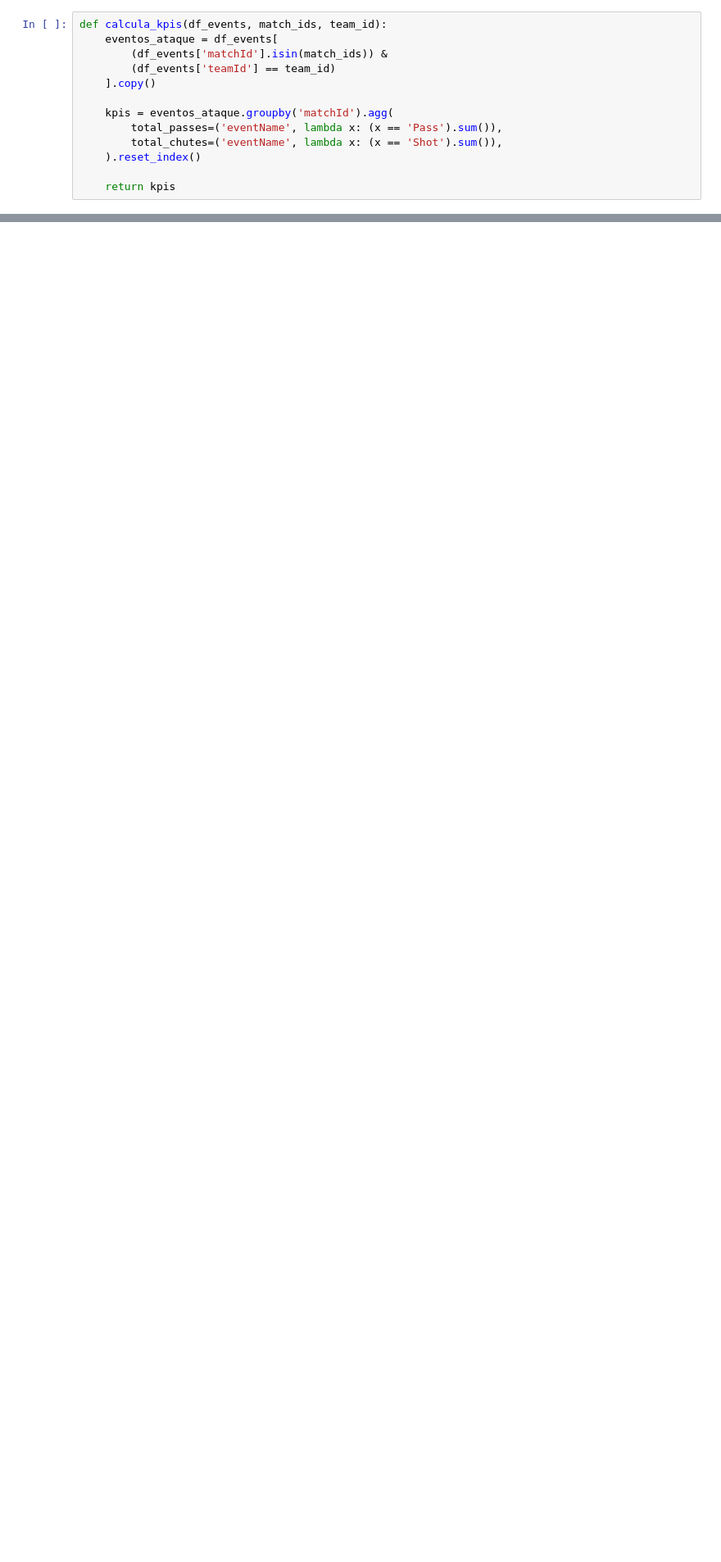
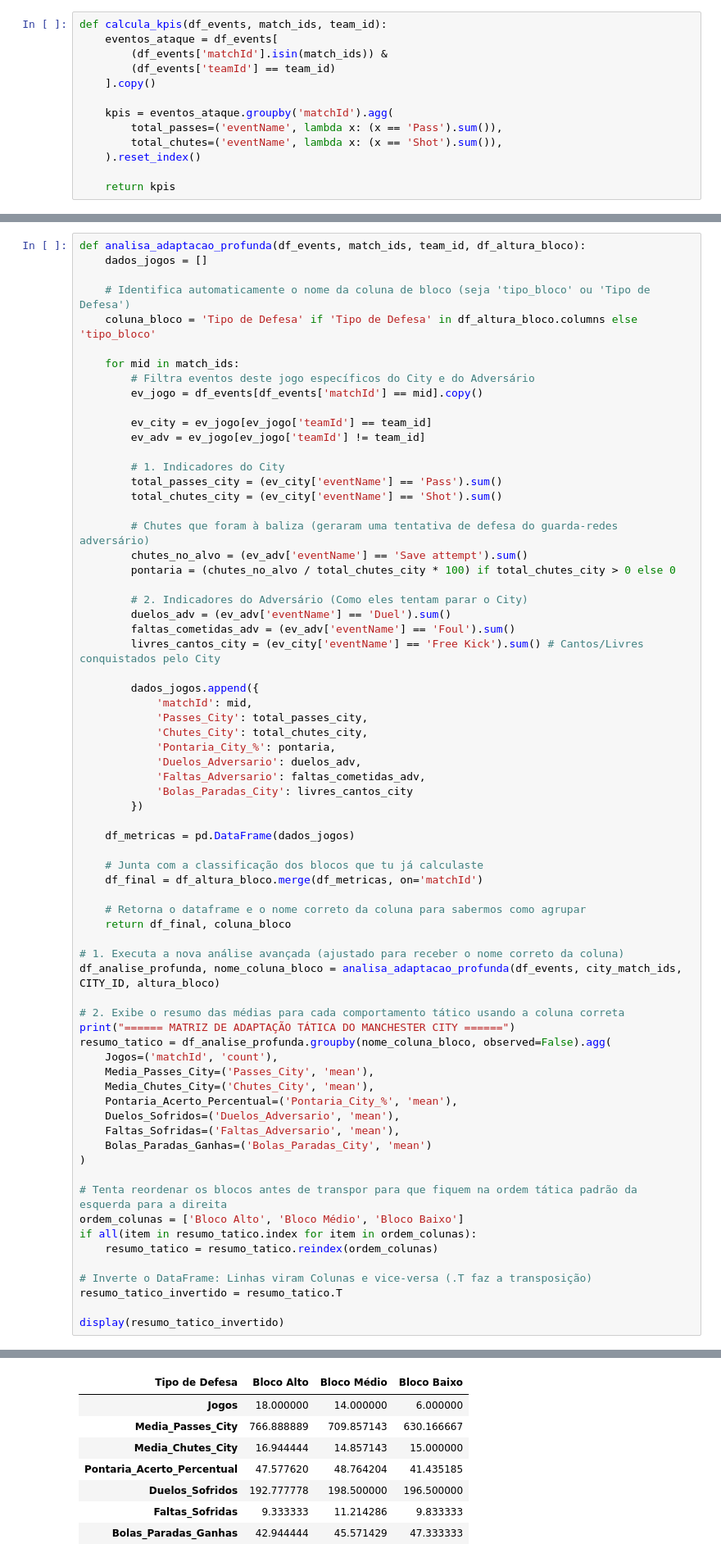
Before and after one commit to GARCl-A/city-analysis, a Jupyter notebook: main.ipynb, the cells around one changed output, grey strips where cells are left out. Shown at 82% size. Cells and saved outputs as stored; diff of their text form; blank space fills up the shorter version.

```diff
--- a/main.ipynb
+++ b/main.ipynb
@@ -302,0 +728,70 @@ Bloco Baixo      4         3        0         1
+# %%
+def analisa_adaptacao_profunda(df_events, match_ids, team_id, df_altura_bloco):
+    dados_jogos = []
+
+    # Identifica automaticamente o nome da coluna de bloco (seja 'tipo_bloco' ou 'Tipo de Defesa')
+    coluna_bloco = 'Tipo de Defesa' if 'Tipo de Defesa' in df_altura_bloco.columns else 'tipo_bloco'
+
+    for mid in match_ids:
+        # Filtra eventos deste jogo específicos do City e do Adversário
+        ev_jogo = df_events[df_events['matchId'] == mid].copy()
+
+        ev_city = ev_jogo[ev_jogo['teamId'] == team_id]
+        ev_adv = ev_jogo[ev_jogo['teamId'] != team_id]
+
+        # 1. Indicadores do City
+        total_passes_city = (ev_city['eventName'] == 'Pass').sum()
+        total_chutes_city = (ev_city['eventName'] == 'Shot').sum()
+
+        # Chutes que foram à baliza (geraram uma tentativa de defesa do guarda-redes adversário)
+        chutes_no_alvo = (ev_adv['eventName'] == 'Save attempt').sum()
+        pontaria = (chutes_no_alvo / total_chutes_city * 100) if total_chutes_city > 0 else 0
+
+        # 2. Indicadores do Adversário (Como eles tentam parar o City)
+        duelos_adv = (ev_adv['eventName'] == 'Duel').sum()
+        faltas_cometidas_adv = (ev_adv['eventName'] == 'Foul').sum()
+        livres_cantos_city = (ev_city['eventName'] == 'Free Kick').sum() # Cantos/Livres conquistados pelo City
+
+        dados_jogos.append({
+            'matchId': mid,
+            'Passes_City': total_passes_city,
+            'Chutes_City': total_chutes_city,
+            'Pontaria_City_%': pontaria,
+            'Duelos_Adversario': duelos_adv,
+            'Faltas_Adversario': faltas_cometidas_adv,
+            'Bolas_Paradas_City': livres_cantos_city
+        })
+
+    df_metricas = pd.DataFrame(dados_jogos)
+
+    # Junta com a classificação dos blocos que tu já calculaste
+    df_final = df_altura_bloco.merge(df_metricas, on='matchId')
+
+    # Retorna o dataframe e o nome correto da coluna para sabermos como agrupar
+    return df_final, coluna_bloco
+
+# 1. Executa a nova análise avançada (ajustado para receber o nome correto da coluna)
+df_analise_profunda, nome_coluna_bloco = analisa_adaptacao_profunda(df_events, city_match_ids, CITY_ID, altura_bloco)
+
+# 2. Exibe o resumo das médias para cada comportamento tático usando a coluna correta
+print("====== MATRIZ DE ADAPTAÇÃO TÁTICA DO MANCHESTER CITY ======")
+resumo_tatico = df_analise_profunda.groupby(nome_coluna_bloco, observed=False).agg(
+    Jogos=('matchId', 'count'),
+    Media_Passes_City=('Passes_City', 'mean'),
+    Media_Chutes_City=('Chutes_City', 'mean'),
+    Pontaria_Acerto_Percentual=('Pontaria_City_%', 'mean'),
+    Duelos_Sofridos=('Duelos_Adversario', 'mean'),
+    Faltas_Sofridas=('Faltas_Adversario', 'mean'),
+    Bolas_Paradas_Ganhas=('Bolas_Paradas_City', 'mean')
+)
+
+# Tenta reordenar os blocos antes de transpor para que fiquem na ordem tática padrão da esquerda para a direita
+ordem_colunas = ['Bloco Alto', 'Bloco Médio', 'Bloco Baixo']
+if all(item in resumo_tatico.index for item in ordem_colunas):
+    resumo_tatico = resumo_tatico.reindex(ordem_colunas)
+
+# Inverte o DataFrame: Linhas viram Colunas e vice-versa (.T faz a transposição)
+resumo_tatico_invertido = resumo_tatico.T
+
+display(resumo_tatico_invertido)
+# %% [output]
@@ -302,0 +799,8 @@ Bloco Baixo      4         3        0         1
+| Tipo de Defesa | Bloco Alto | Bloco Médio | Bloco Baixo |
+| Jogos | 18.000000 | 14.000000 | 6.000000 |
+| Media_Passes_City | 766.888889 | 709.857143 | 630.166667 |
+| Media_Chutes_City | 16.944444 | 14.857143 | 15.000000 |
+| Pontaria_Acerto_Percentual | 47.577620 | 48.764204 | 41.435185 |
+| Duelos_Sofridos | 192.777778 | 198.500000 | 196.500000 |
+| Faltas_Sofridas | 9.333333 | 11.214286 | 9.833333 |
+| Bolas_Paradas_Ganhas | 42.944444 | 45.571429 | 47.333333 |
```
Also changed, not shown: parts of 13 cells of this notebook, 1 other file.
